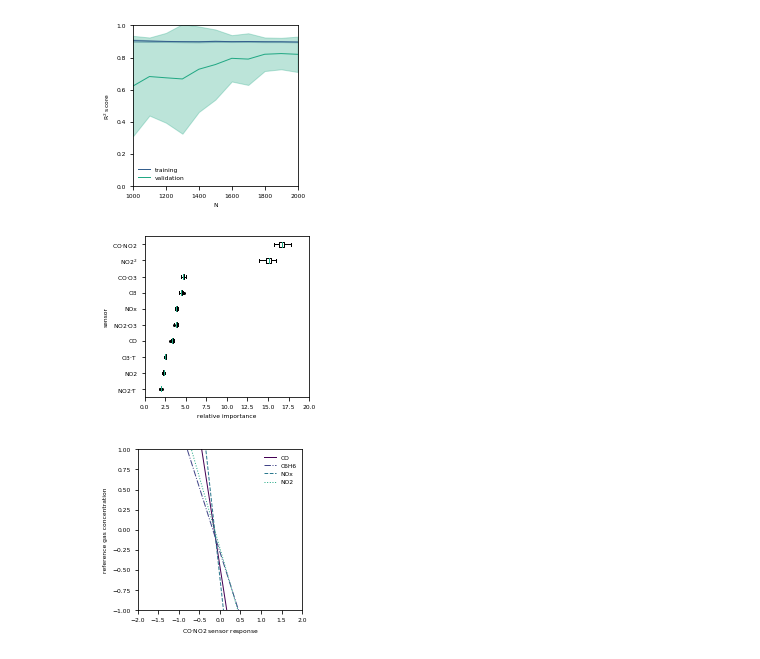
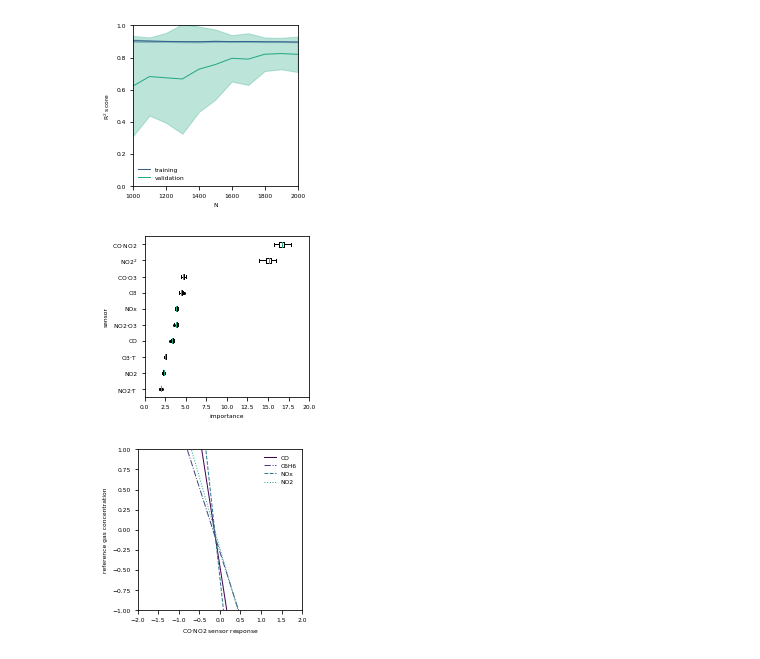
Before and after one commit to gtancev/Chemical-Sensor-Data, a Jupyter notebook: LR_sklearn/main_LR.ipynb, the cells around one changed output. Saved outputs shown, nothing was run; the diff lists cells and outputs as text; code cells hidden in the pictures.

```diff
--- a/LR_sklearn/main_LR.ipynb
+++ b/LR_sklearn/main_LR.ipynb
@@ -236,23 +236,23 @@ plt.show()
 # %%
 # Compute and plot permutation importance.
 importance = permutation_importance(model1, X_train, Y_train, n_repeats=100, scoring="r2", random_state=0) # Compute.
 perm_sorted_idx = importance.importances_mean.argsort() # Sort labels.
 
 labels_ = [item for item in X_test.columns[perm_sorted_idx]] # Customize labels.
 
 fig = plt.figure(figsize=(2.95,2.95))
 fig.tight_layout()
 bp = plt.boxplot(importance.importances[perm_sorted_idx].T, vert=False, labels=labels_,
            flierprops=dict(markersize=4, markerfacecolor='k',marker='.'), widths=0.3)
 plt.setp(bp['medians'], color=plt.cm.viridis(0.6))
-plt.xlabel("relative importance")
+plt.xlabel("importance")
 plt.ylabel("sensor")
 plt.xlim((0, 20))
 plt.ylim((len(labels_)-9.5, len(labels_)+0.5))
 plt.savefig('./figures/permutation_importance',dpi=900,transparent=True,orientation='landscape',bbox_inches='tight')
 plt.show()
 # %% [output]
-[figure, old version]
+[figure, new version]
 # %%
 # Compute and plot partial dependences.
 linestyles = ["-","-.","--",":"]
```
Also changed, not shown: 6 other files.
